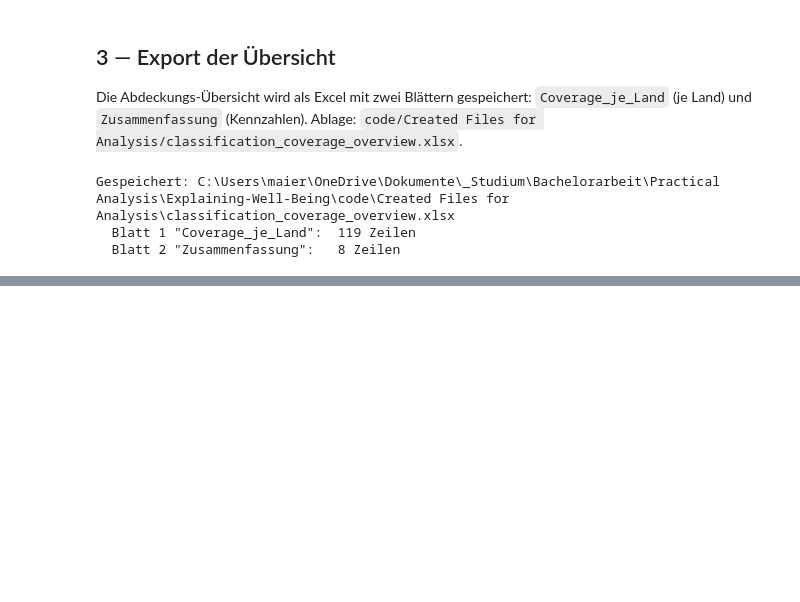
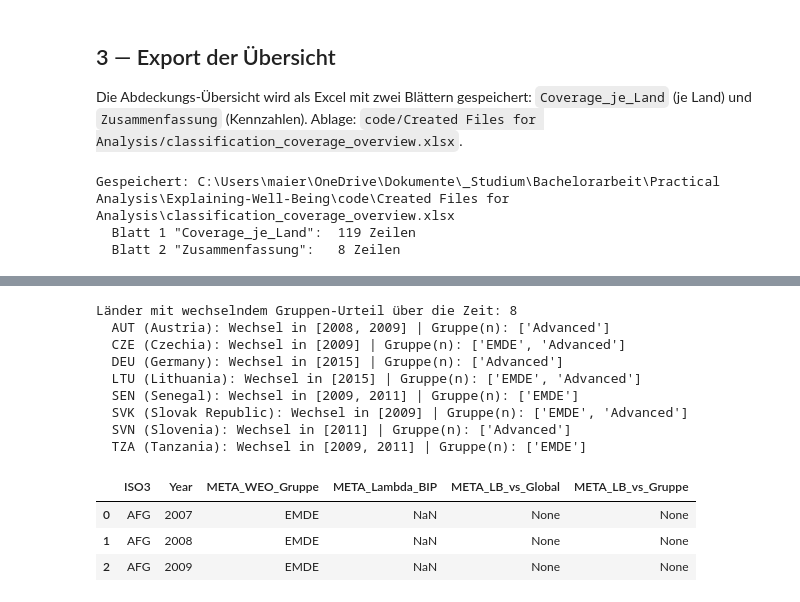
Before and after one commit to MaierMax/Explaining-Well-Being, a Jupyter notebook: code/05_country_classification.ipynb, the cells around one changed output, grey strips where cells are left out. Drawn from its saved outputs; the diff is of its cells as text; code cells hidden in the pictures; blank space fills up the shorter version.

```diff
--- a/code/05_country_classification.ipynb
+++ b/code/05_country_classification.ipynb
@@ -350,0 +389,10 @@ innerhalb der IMF-Gruppe je Jahr — sowie deren Anfügen als Metadaten-Spalten
+# %%
+meta = (weo_full[['ISO3', 'Year', 'WEO_Gruppe']]
+        .rename(columns={'WEO_Gruppe': 'META_WEO_Gruppe'}).copy())
+meta['META_Lambda_BIP'] = meta['ISO3'].map(dict(zip(jk['ISO3'], jk['lambda_bip'])))
+
+laender_ohne = sorted(meta.loc[meta['META_Lambda_BIP'].isna(), 'ISO3'].unique())
+assert laender_ohne == fehlt_jk, 'Unerwartete Länder ohne Lambda/BIP!'
+print(f'Lambda/BIP gesetzt: {meta["META_Lambda_BIP"].notna().sum()} Zeilen; '
+      f'leer: {meta["META_Lambda_BIP"].isna().sum()} Zeilen ({len(laender_ohne)} Länder: {laender_ohne})')
+meta[meta['ISO3'].isin(['DEU', 'AFG'])].drop_duplicates('ISO3')
@@ -350,0 +438,37 @@ innerhalb der IMF-Gruppe je Jahr — sowie deren Anfügen als Metadaten-Spalten
+# %%
+gruppen_median = (meta.dropna(subset=['META_Lambda_BIP'])
+                  .groupby(['Year', 'META_WEO_Gruppe'])['META_Lambda_BIP']
+                  .median().rename('gruppen_median').reset_index())
+
+meta = meta.merge(gruppen_median, on=['Year', 'META_WEO_Gruppe'], how='left')
+meta['META_LB_vs_Gruppe'] = np.where(meta['META_Lambda_BIP'] > meta['gruppen_median'], 'above',
+                             np.where(meta['META_Lambda_BIP'].notna(), 'below', None))
+
+# Diagnose: Länder, deren Gruppen-Urteil über die Zeit wechselt
+kipp = (meta.dropna(subset=['META_LB_vs_Gruppe'])
+        .groupby('ISO3')['META_LB_vs_Gruppe'].nunique())
+kipp = sorted(kipp[kipp > 1].index)
+print(f'Länder mit wechselndem Gruppen-Urteil über die Zeit: {len(kipp)}')
+for iso in kipp:
+    reihe = meta[meta['ISO3'] == iso].sort_values('Year')
+    wechseljahre = reihe.loc[reihe['META_LB_vs_Gruppe']
+                             != reihe['META_LB_vs_Gruppe'].shift(), 'Year'].tolist()[1:]
+    gruppe_dabei = reihe.drop_duplicates('META_WEO_Gruppe')['META_WEO_Gruppe'].tolist()
+    print(f'  {iso} ({ISO3_TO_NAME[iso]}): Wechsel in {wechseljahre} | Gruppe(n): {gruppe_dabei}')
+
+meta = meta.drop(columns='gruppen_median')
+meta.head(3)
+# %% [output]
+Länder mit wechselndem Gruppen-Urteil über die Zeit: 8
+  AUT (Austria): Wechsel in [2008, 2009] | Gruppe(n): ['Advanced']
+  CZE (Czechia): Wechsel in [2009] | Gruppe(n): ['EMDE', 'Advanced']
+  DEU (Germany): Wechsel in [2015] | Gruppe(n): ['Advanced']
+  LTU (Lithuania): Wechsel in [2015] | Gruppe(n): ['EMDE', 'Advanced']
+  SEN (Senegal): Wechsel in [2009, 2011] | Gruppe(n): ['EMDE']
+  SVK (Slovak Republic): Wechsel in [2009] | Gruppe(n): ['EMDE', 'Advanced']
+  SVN (Slovenia): Wechsel in [2011] | Gruppe(n): ['Advanced']
+  TZA (Tanzania): Wechsel in [2009, 2011] | Gruppe(n): ['EMDE']
+|  | ISO3 | Year | META_WEO_Gruppe | META_Lambda_BIP | META_LB_vs_Global | META_LB_vs_Gruppe |
+| 0 | AFG | 2007 | EMDE | NaN | None | None |
+| 1 | AFG | 2008 | EMDE | NaN | None | None |
+| 2 | AFG | 2009 | EMDE | NaN | None | None |
```
Also changed, not shown: parts of 15 cells of this notebook, 4 other files.
